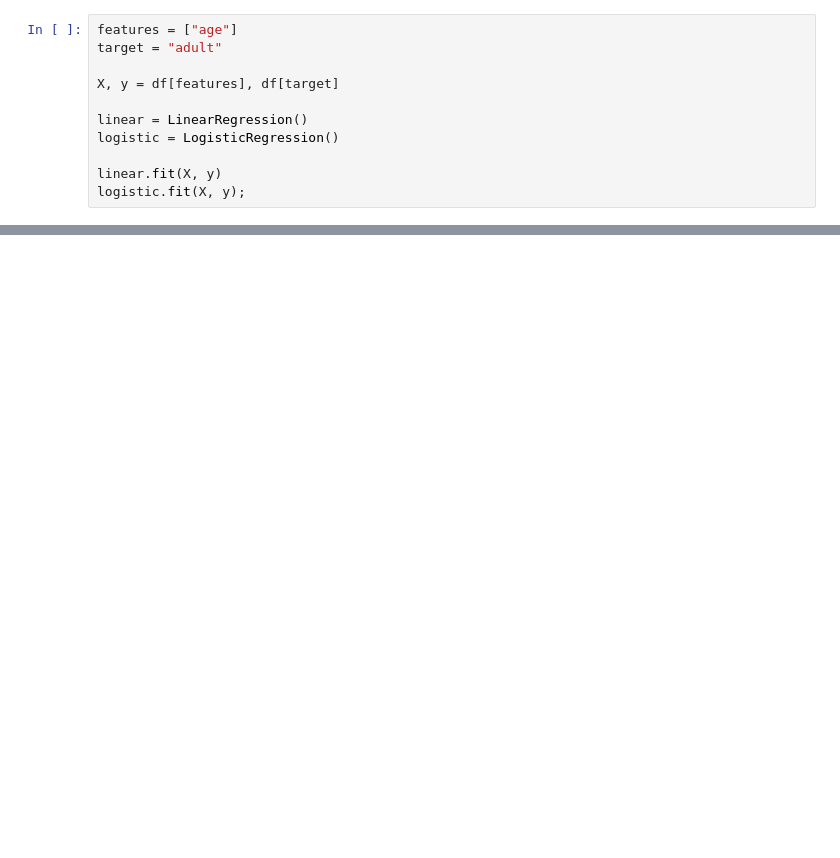
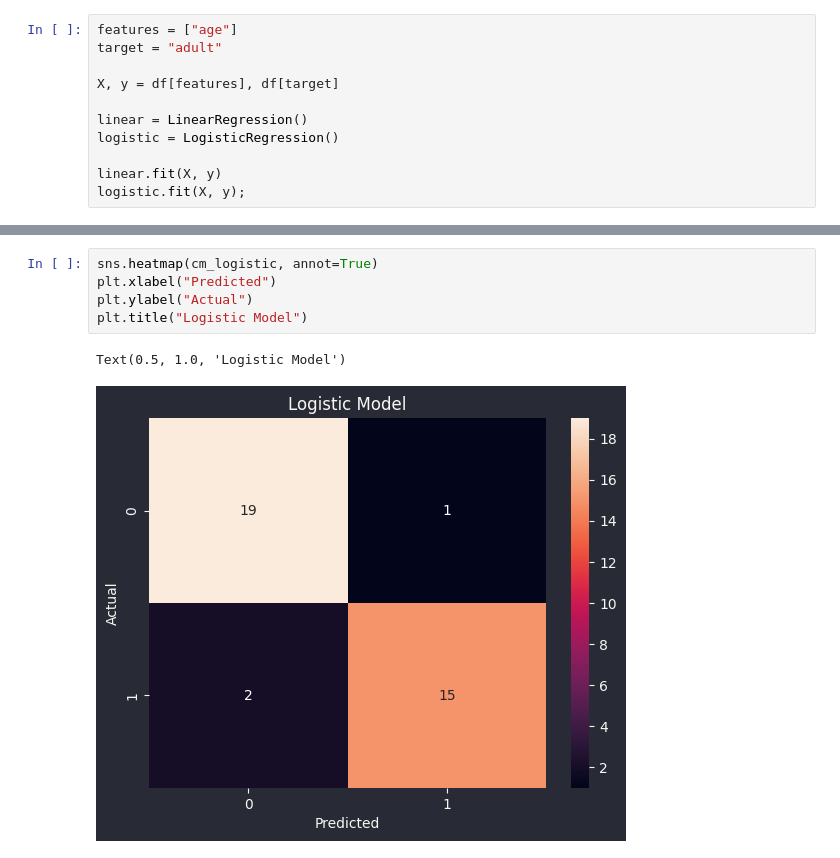
Before and after one commit to RohitMugalya/Learner-s-Garden, a Jupyter notebook: practice notebooks/linear vs logistic binary classification.ipynb, the cells around one changed output, grey strips where cells are left out. Cells and saved outputs as stored; diff of their text form; blank space fills up the shorter version.

```diff
--- a/practice notebooks/linear vs logistic binary classification.ipynb
+++ b/practice notebooks/linear vs logistic binary classification.ipynb
@@ -37,0 +79,8 @@ logistic.fit(X, y);
+# %%
+sns.heatmap(cm_logistic, annot=True)
+plt.xlabel("Predicted")
+plt.ylabel("Actual")
+plt.title("Logistic Model")
+# %% [output]
+Text(0.5, 1.0, 'Logistic Model')
+[figure, added]
```
Also changed, not shown: parts of 8 cells of this notebook.
